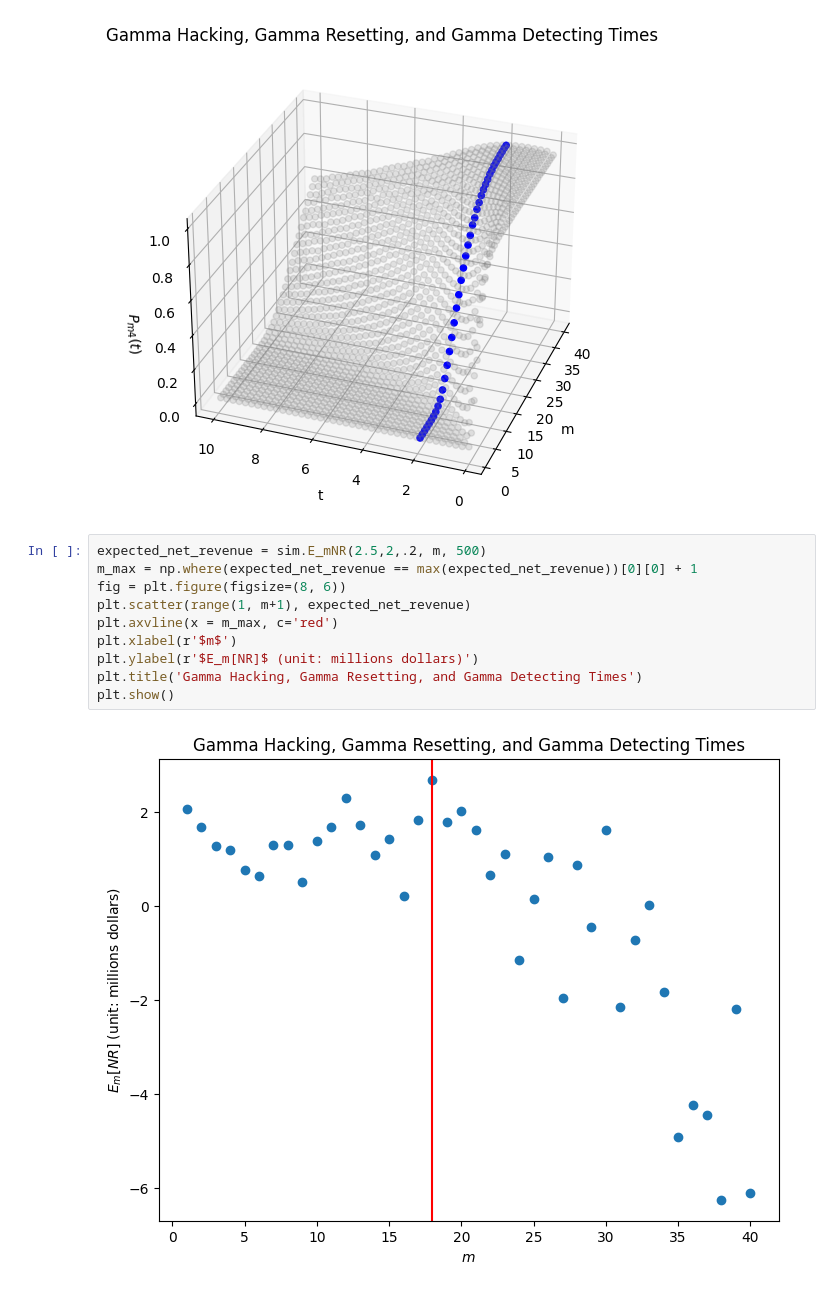
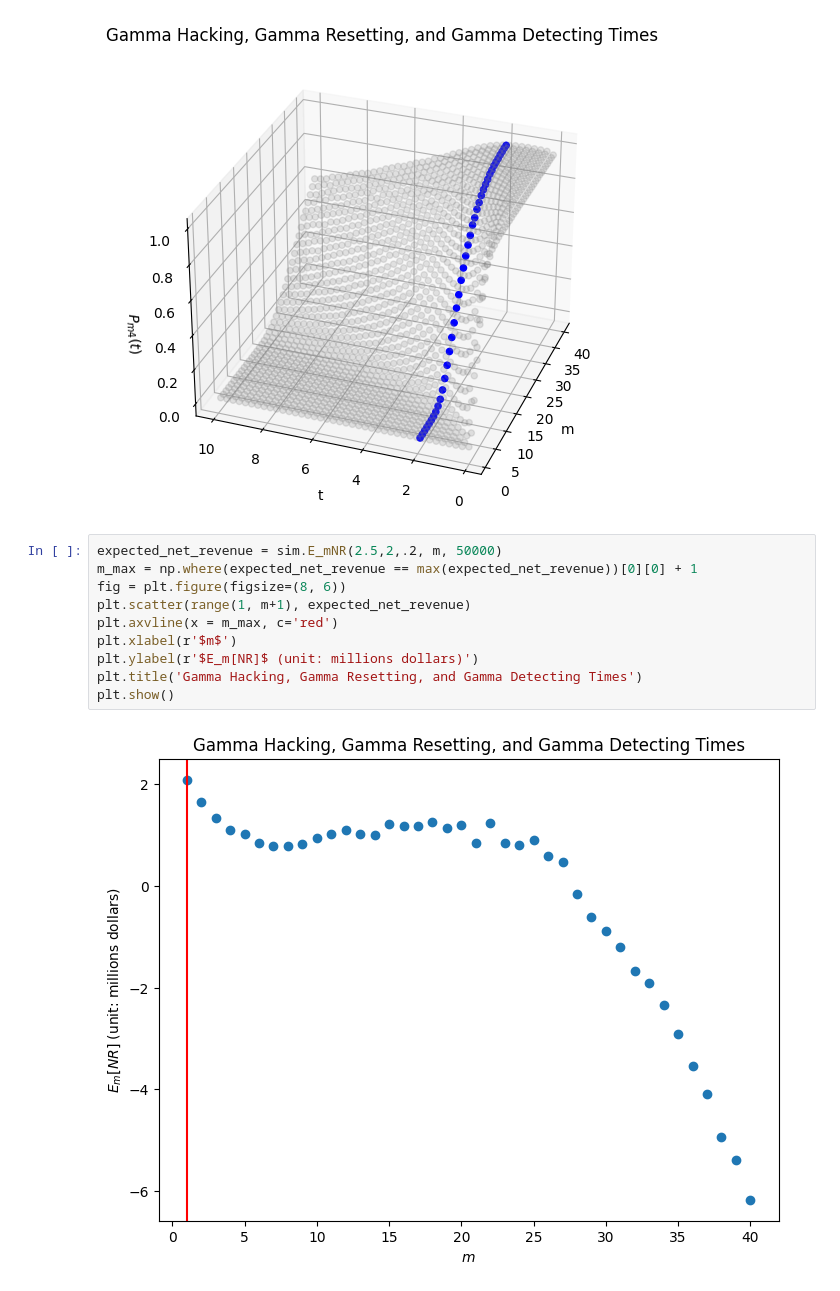
Before and after one commit to xuxiufeng/Blockchain_Simulation_Multiple_Hackers_with_Resetting_Times, a Jupyter notebook: Gamma Hacking, Gamma Resetting, and Gamma Detecting.ipynb, the cells around one changed output. Cells and saved outputs as stored; diff of their text form.

```diff
--- a/Gamma Hacking, Gamma Resetting, and Gamma Detecting.ipynb
+++ b/Gamma Hacking, Gamma Resetting, and Gamma Detecting.ipynb
@@ -252,17 +252,17 @@ plt.show()
 # %% [output]
 [figure]
 # %%
-expected_net_revenue = sim.E_mNR(2.5,2,.2, m, 500)
+expected_net_revenue = sim.E_mNR(2.5,2,.2, m, 50000)
 m_max = np.where(expected_net_revenue == max(expected_net_revenue))[0][0] + 1
 fig = plt.figure(figsize=(8, 6))
 plt.scatter(range(1, m+1), expected_net_revenue)
 plt.axvline(x = m_max, c='red')
 plt.xlabel(r'$m$')
 plt.ylabel(r'$E_m[NR]$ (unit: millions dollars)')
 plt.title('Gamma Hacking, Gamma Resetting, and Gamma Detecting Times')
 plt.show()
 # %% [output]
-[figure, old version]
+[figure, new version]
 # %%
 max(expected_net_revenue), m_max
 # %% [output]
```
Also changed, not shown: parts of 1 cell of this notebook.
